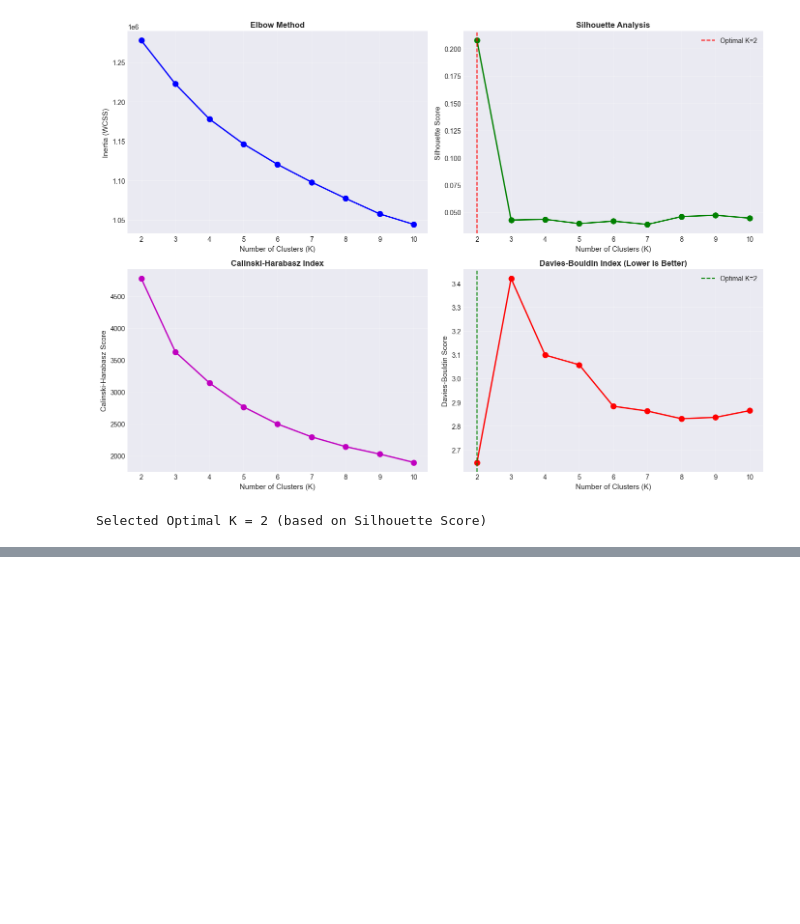
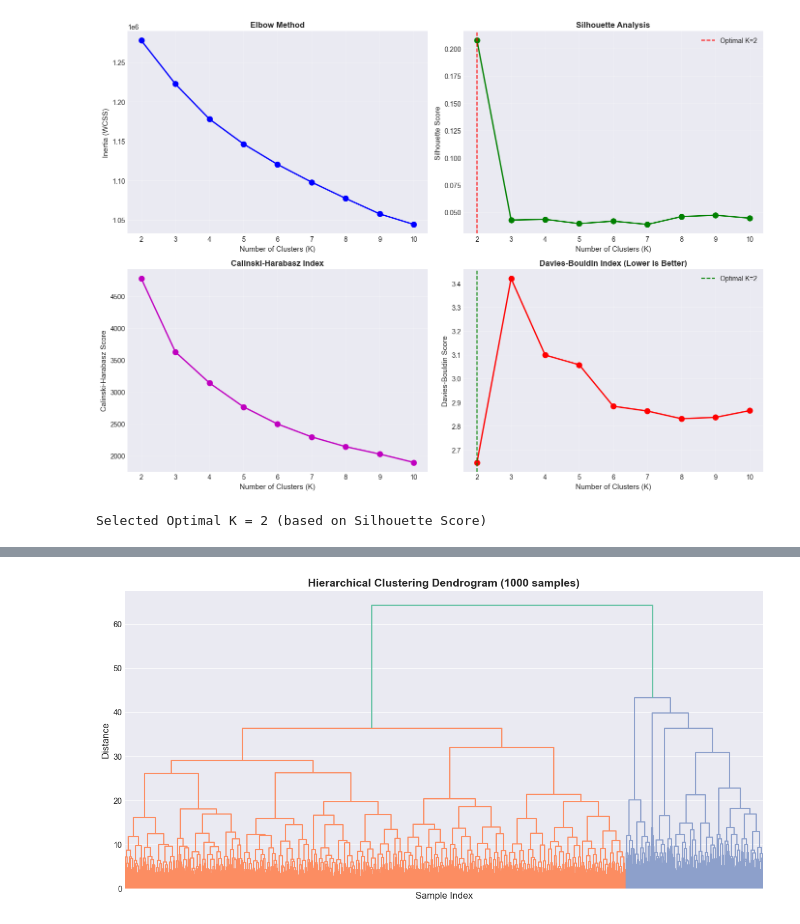
Before and after one commit to ashu-tagore/beyond_smote_evaluation, a Jupyter notebook: notebooks/07_Clustering_Analysis.ipynb, the cells around one changed output, grey strips where cells are left out. Drawn from its saved outputs; the diff is of its cells as text; code cells hidden in the pictures; blank space fills up the shorter version.

Commit message:
feat: Implemented K-Means, Hierarchical and DBSCAN clustering

```diff
--- a/notebooks/07_Clustering_Analysis.ipynb
+++ b/notebooks/07_Clustering_Analysis.ipynb
@@ -402,0 +469,78 @@ Selected Optimal K = 2 (based on Silhouette Score)
+# %%
+# Cell 7: Hierarchical Clustering
+# Applying Agglomerative Hierarchical Clustering
+# Using Ward linkage with optimal K from elbow analysis
+
+print("="*70)
+print("HIERARCHICAL CLUSTERING")
+print("="*70)
+
+print(f"\nApplying Agglomerative Clustering with K={OPTIMAL_K}...")
+
+# Fitting Hierarchical Clustering
+hierarchical_model = AgglomerativeClustering(
+    n_clusters=OPTIMAL_K,
+    linkage='ward'
+)
+
+start_time = time.time()
+hierarchical_labels = hierarchical_model.fit_predict(X_cluster)
+hierarchical_time = time.time() - start_time
+
+print(f"Clustering completed in {hierarchical_time:.2f} seconds")
+
+# Evaluating clustering
+hierarchical_silhouette = silhouette_score(X_cluster, hierarchical_labels)
+hierarchical_calinski = calinski_harabasz_score(X_cluster, hierarchical_labels)
+hierarchical_davies = davies_bouldin_score(X_cluster, hierarchical_labels)
+
+print(f"\nHierarchical Clustering Evaluation Metrics:")
+print(f"  Silhouette Score: {hierarchical_silhouette:.4f}")
+print(f"  Calinski-Harabasz: {hierarchical_calinski:.2f}")
+print(f"  Davies-Bouldin: {hierarchical_davies:.4f}")
+
+# Cluster distribution
+print(f"\nCluster Distribution:")
+unique, counts = np.unique(hierarchical_labels, return_counts=True)
+for cluster_id, count in zip(unique, counts):
+    pct = count / len(hierarchical_labels) * 100
+    print(f"Cluster {cluster_id}: {count:,} events ({pct:.1f}%)")
+
+# Storing results
+clustering_results['hierarchical'] = {
+    'model': hierarchical_model,
+    'labels': hierarchical_labels,
+    'silhouette': hierarchical_silhouette,
+    'calinski': hierarchical_calinski,
+    'davies_bouldin': hierarchical_davies,
+    'time': hierarchical_time,
+    'n_clusters': OPTIMAL_K
+}
+
+# Dendrogram (using sample for visualization)
+print("\nGenerating dendrogram (using 1000-sample subset)...")
+
+# Sample for dendrogram (full dataset is too large)
+sample_size = 1000
+sample_idx = np.random.choice(len(X_cluster), sample_size, replace=False)
+X_sample = X_cluster.iloc[sample_idx]
+
+# Computing linkage
+linkage_matrix = linkage(X_sample, method='ward')
+
+# Plotting dendrogram
+fig, ax = plt.subplots(figsize=(12, 6))
+dendrogram(linkage_matrix, ax=ax, no_labels=True)
+ax.set_xlabel('Sample Index', fontsize=12)
+ax.set_ylabel('Distance', fontsize=12)
+ax.set_title(f'Hierarchical Clustering Dendrogram (1000 samples)',
+             fontsize=14, fontweight='bold')
+
+plt.tight_layout()
+
+dendrogram_path = FIGURE_OUTPUT / 'clustering_dendrogram.png'
+plt.savefig(dendrogram_path, dpi=DPI_VALUE, bbox_inches='tight')
+print(f"Dendrogram saved to {dendrogram_path}")
+
+plt.show()
+# %% [output]
@@ -402,0 +565 @@ Selected Optimal K = 2 (based on Silhouette Score)
+[figure, added]
```
Also changed, not shown: parts of 3 cells of this notebook.
